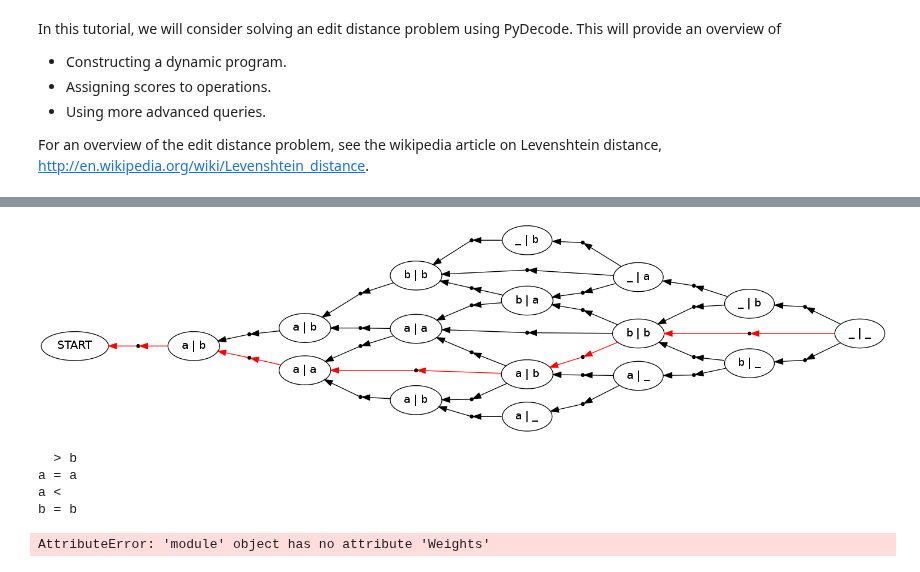
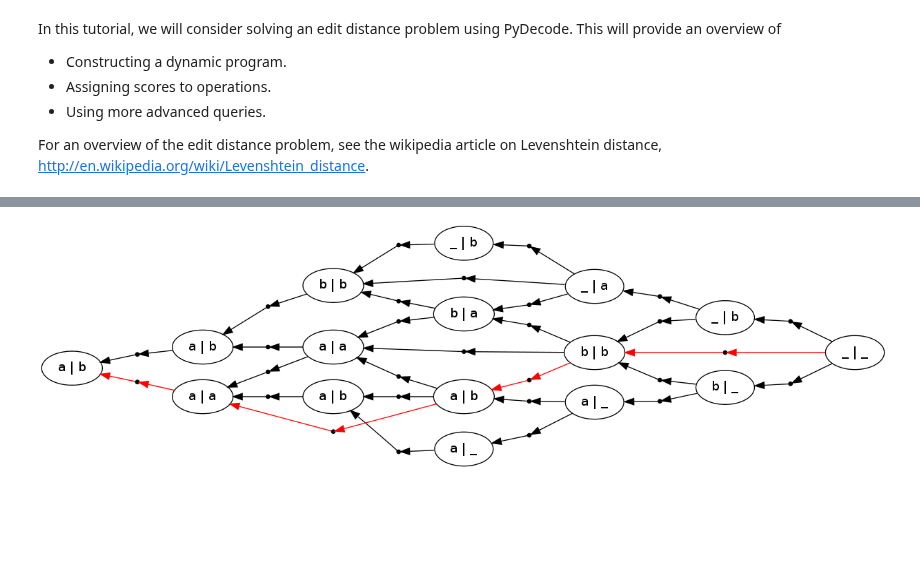
Before and after one commit to srush/PyDecode, a Jupyter notebook: notebooks/EditDistance.ipynb, the cells around one changed output, grey strips where cells are left out. Saved outputs shown, nothing was run; the diff lists cells and outputs as text; code cells hidden in the pictures; blank space fills up the shorter version.

```diff
--- a/notebooks/EditDistance.ipynb
+++ b/notebooks/EditDistance.ipynb
@@ -89,0 +15,23 @@ hypergraph = edit_distance(c, problem).finish()
+# %%
+kInsert, kDelete, kMatch = 0, 1, 2
+operations = [kInsert, kDelete, kMatch]
+t = {kInsert: (1,0), kDelete: (0,1), kMatch: (1,1)}
+s = {kInsert: "<", kDelete: ">", kMatch: "="}
+# %%
+def edit_distance(str1, str2):
+    c = pydecode.ChartBuilder(
+        item_set=pydecode.IndexSet((m+2, n+2)),
+        output_set=pydecode.IndexSet(3))
+    m, n = len(str1), len(str2)
+    for i, s_char in enumerate(str1+"_"):
+        for j, t_char in enumerate(str2+"_"):
+            if (i,j) == (0, 0):
+                c[0, 0] = c.init()
+            else:
+                c[i, j] = \
+                    [c.merge(key, values=[op])
+                     for op in operations
+                     if op != kMatch or str1[i-1] == str2[j-1]
+                     for key in [(i-t[op][0], j-t[op][1])]
+                     if key[0] >= 0 and key[1] >= 0]
+    return c
@@ -90,3 +45,15 @@ hypergraph = edit_distance(c, problem).finish()
+# %%
+str1, str2 = "aab", "bab"
+chart = edit_distance(str1, str2)
+hypergraph = chart.finish()
+matrix = chart.matrix()
+item_matrix = chart.item_matrix()
+
+hypergraph.labeling = pydecode.Labeling(hypergraph,
+                                        ["%s | %s"%((str1 + "_")[key[0]], (str2 + "_")[key[1]])
+                                         for index in chart.item_matrix().nonzero()[0]
+                                         for key in [chart.item_set.element(index)]],
+                                        [s[i] for i in chart.matrix().nonzero()[0]])
 # %%
 import pydecode.display as display
 display.HypergraphFormatter(hypergraph).to_ipython()
@@ -101,22 +62,9 @@ path = ph.best_path(hypergraph, weights)
+# %%
+output_scores = np.zeros(3)
+output_scores[kMatch] = 1.0
+theta = chart.matrix().T * output_scores
 # %%
+path = pydecode.best_path(hypergraph, theta)
 display.HypergraphPathFormatter(hypergraph, [path]).to_ipython()
 # %% [output]
-[figure, old version]
+[figure, new version]
-# %%
-ops = [hypergraph.label(edge) for edge in path][1:]
-problem.show(ops)
-# %% [output]
-  > b
-a = a
-a <
-b = b
-# %%
-p2 = Problem("hello this is a longer sequence", "hello ths is a longr seqence")
-c2 = chart.ChartBuilder(semiring=chart.HypergraphSemiRing,
-                       build_hypergraph=True, strict=False)
-hypergraph2 = edit_distance(c2, p2).finish()
-weights2 = ph.Potentials(hypergraph2).build(weight_function)
-path2 = ph.best_path(hypergraph2, weights2)
-p2.show([hypergraph2.label(edge) for edge in path2][1:])
-# %% [output]
-AttributeError: 'module' object has no attribute 'Weights'
```
Also changed, not shown: parts of 13 cells of this notebook, 7 other files.
